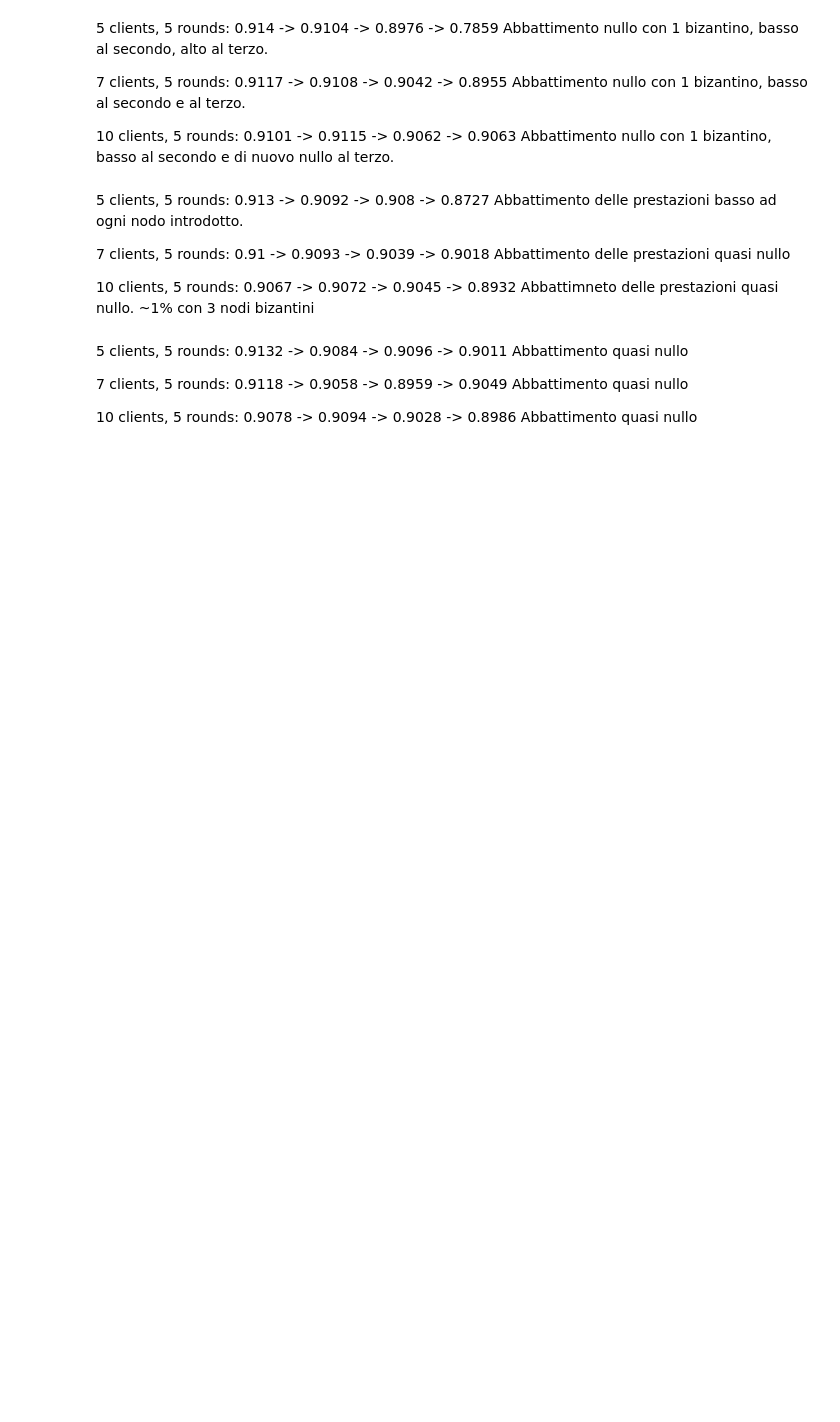
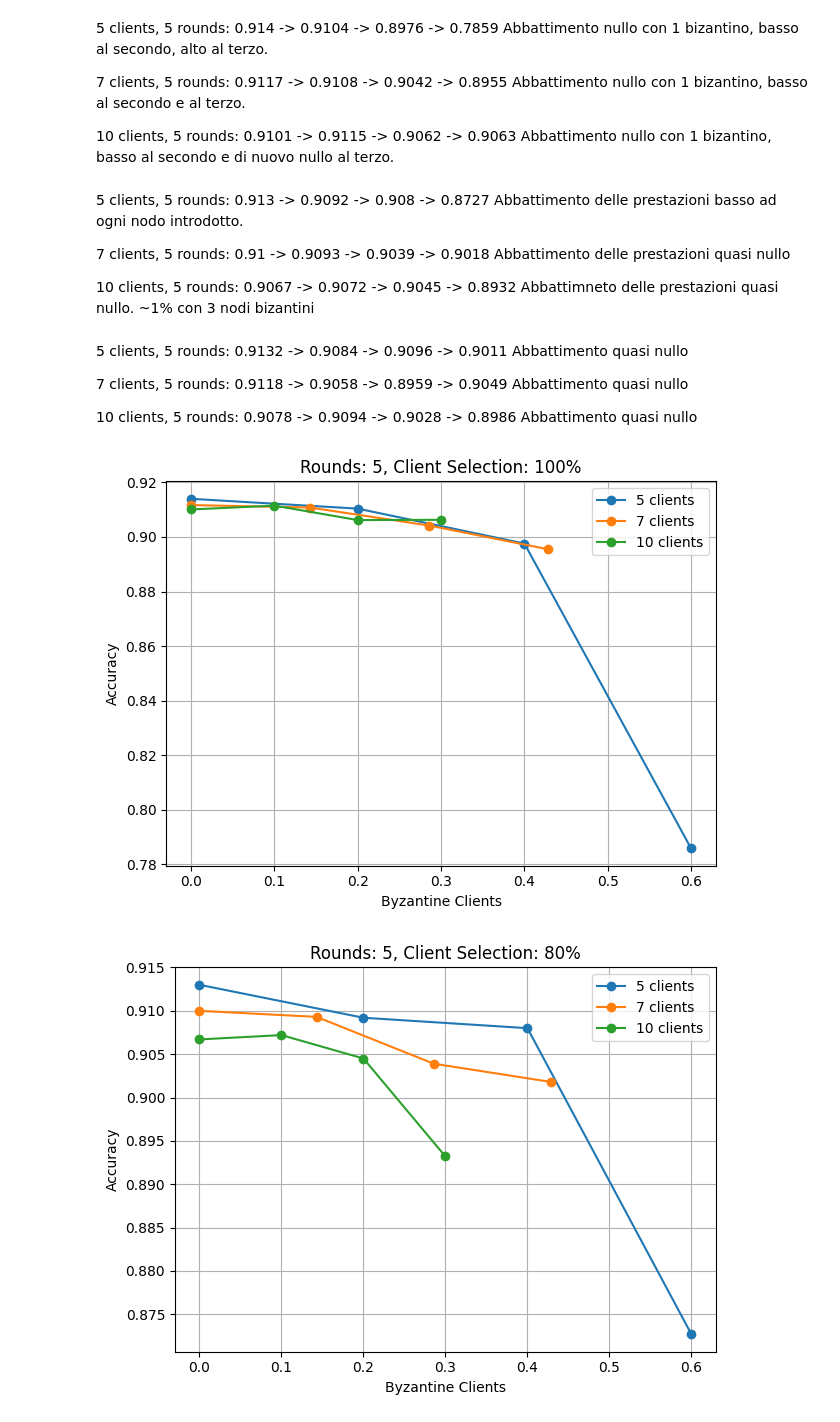
Before and after one commit to marcoantoniocorallo/BRACE, a Jupyter notebook: analysis.ipynb, the cells around one changed output. Cells and saved outputs as stored; diff of their text form; code cells hidden in the pictures; blank space fills up the shorter version.

```diff
--- a/analysis.ipynb
+++ b/analysis.ipynb
@@ -604,3 +563,9 @@ Abbattimento quasi nullo
 
 10 clients, 5 rounds: 0.9078 -> 0.9094 -> 0.9028 -> 0.8986
 Abbattimento quasi nullo
+# %%
+plot_by_nclients(fashionmnist_data)
+plot_by_clientselection(fashionmnist_data)
+# %% [output]
+[figure, added]
+[figure, added]
```
Also changed, not shown: parts of 29 cells of this notebook.
